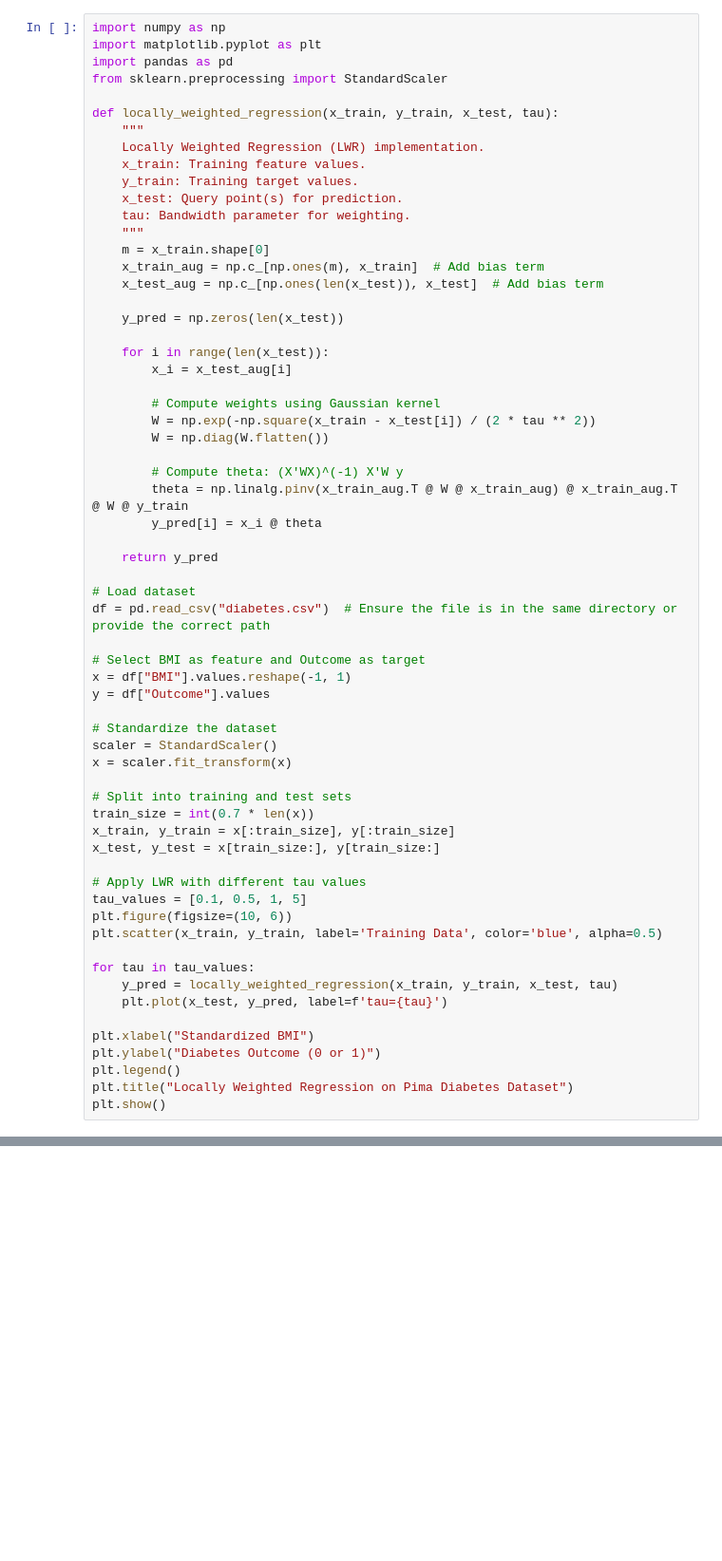
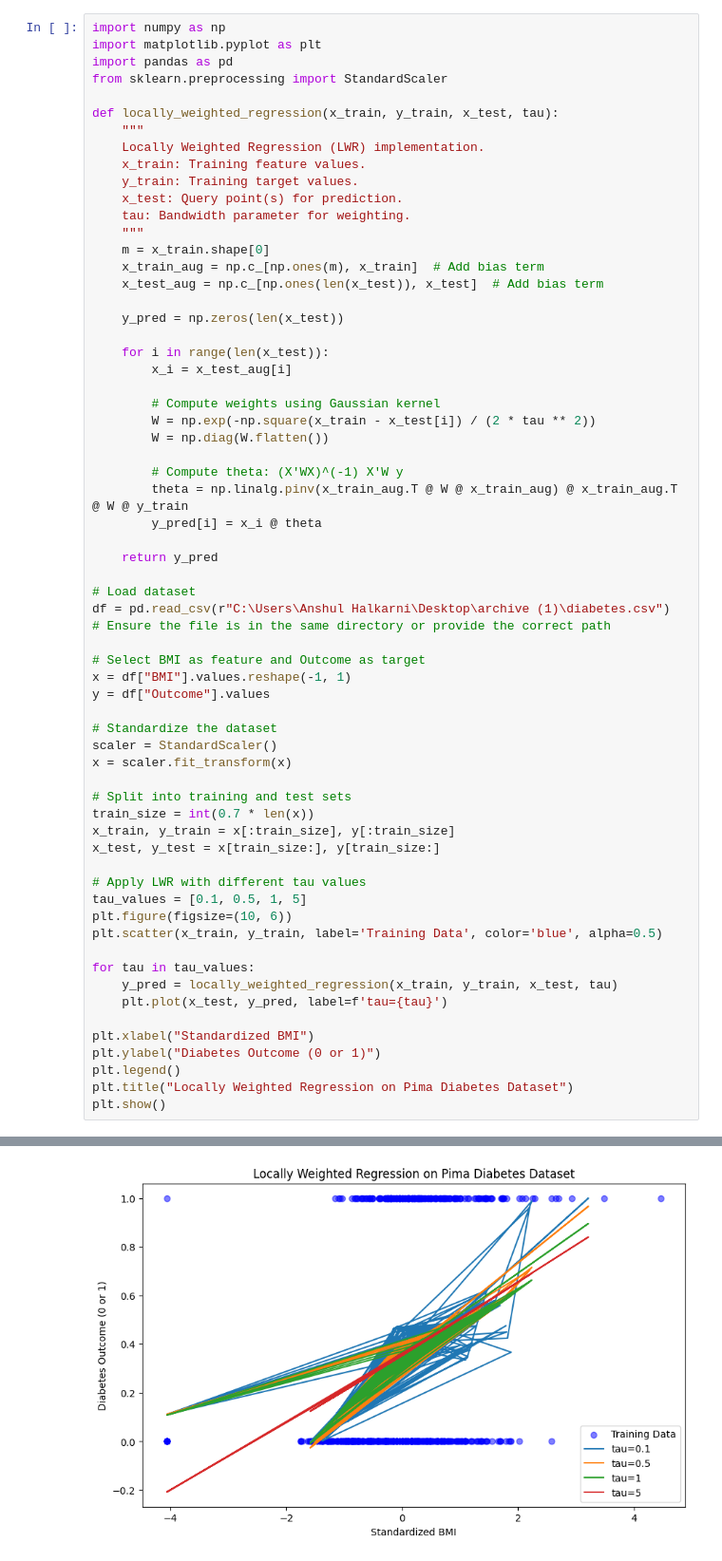
Before and after one commit to Anshulhalkarni/Machine-Learning, a Jupyter notebook: Exp6.ipynb, the cells around one changed output, grey strips where cells are left out. Shown at 95% size. Saved outputs shown, nothing was run; the diff lists cells and outputs as text; blank space fills up the shorter version.

Commit message:
got the correct output

```diff
--- a/Exp6.ipynb
+++ b/Exp6.ipynb
@@ -32,7 +32,7 @@ def locally_weighted_regression(x_train, y_train, x_test, tau):
     return y_pred
 
 # Load dataset
-df = pd.read_csv("diabetes.csv")  # Ensure the file is in the same directory or provide the correct path
+df = pd.read_csv(r"C:\Users\Anshul Halkarni\Desktop\archive (1)\diabetes.csv")  # Ensure the file is in the same directory or provide the correct path
 
 # Select BMI as feature and Outcome as target
 x = df["BMI"].values.reshape(-1, 1)
@@ -65,0 +65 @@ FileNotFoundError: [Errno 2] No such file or directory: 'diabetes.csv'
+[figure, added]
```
Also changed, not shown: parts of 1 cell of this notebook.
